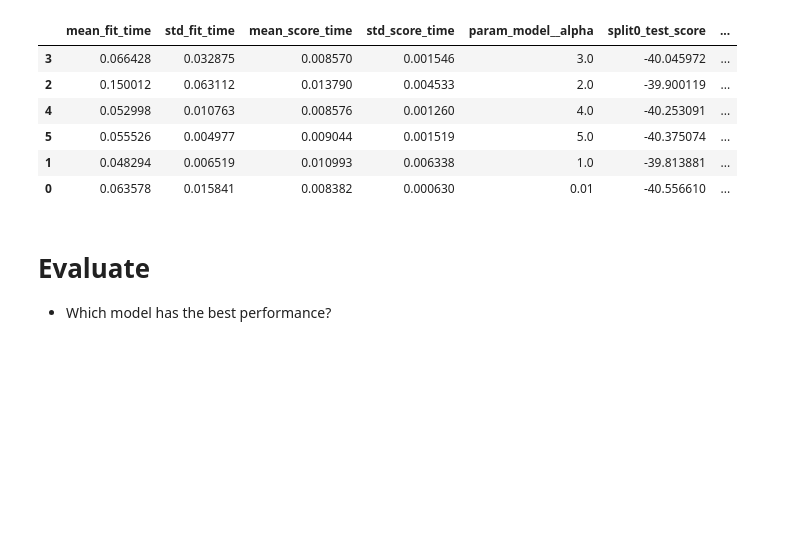
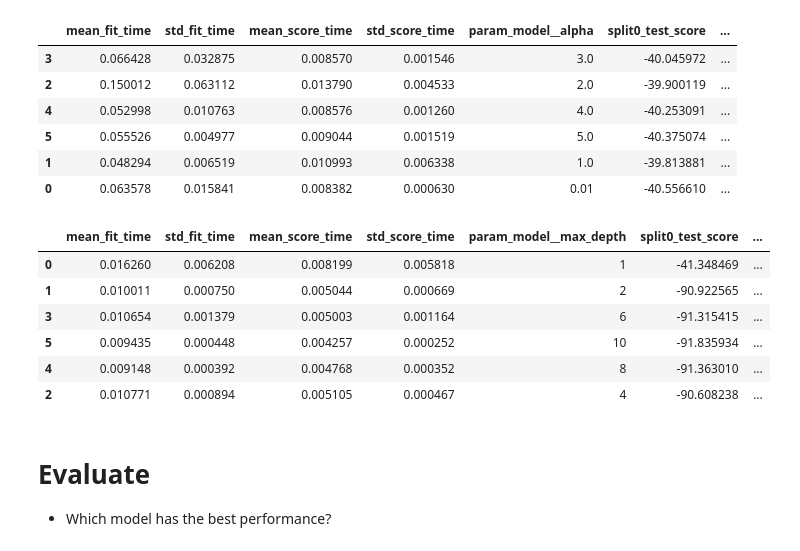
Before and after one commit to melcsk/production, a Jupyter notebook: 02_activities/assignments/assignment_2.ipynb, the cells around one changed output. Drawn from its saved outputs; the diff is of its cells as text; code cells hidden in the pictures; blank space fills up the shorter version.

Commit message:
Fit training data using pipeline 3 and show results to rank best hyperparameter value.

```diff
--- a/02_activities/assignments/assignment_2.ipynb
+++ b/02_activities/assignments/assignment_2.ipynb
@@ -486,6 +486,36 @@ res2[['mean_fit_time', 'std_fit_time', 'mean_score_time', 'std_score_time',
 | 5 | 0.055526 | 0.004977 | 0.009044 | 0.001519 | 5.0 | -40.375074 | ... |
 | 1 | 0.048294 | 0.006519 | 0.010993 | 0.006338 | 1.0 | -39.813881 | ... |
 | 0 | 0.063578 | 0.015841 | 0.008382 | 0.000630 | 0.01 | -40.556610 | ... |
+# %%
+# Pipeline 3: pipe_adv1
+grid_cv3 = GridSearchCV(
+    estimator=pipe_adv1,
+    param_grid=param_grid_DecisionTreeRegressor,
+    scoring = scoring,
+    cv = 5,
+    refit = "neg_root_mean_squared_error")
+
+grid_cv3.fit(X_train, Y_train) # Fit using training dataset
+
+# Show GridSearch results for pipe_adv1 with cv = 5
+res3 = grid_cv3.cv_results_
+res3 = pd.DataFrame(res3)
+res3 = res3.assign(experiment = 3)
+
+# Subset to show columns needed for model evaluation
+res3[['mean_fit_time', 'std_fit_time', 'mean_score_time', 'std_score_time',
+       'param_model__max_depth', 'split0_test_score',
+       'split1_test_score', 'split2_test_score', 'split3_test_score',
+       'split4_test_score', 'mean_test_score',
+       'std_test_score', 'rank_test_score', 'experiment']].sort_values('rank_test_score')
+# %% [output]
+|  | mean_fit_time | std_fit_time | mean_score_time | std_score_time | param_model__max_depth | split0_test_score | ... |
+| 0 | 0.016260 | 0.006208 | 0.008199 | 0.005818 | 1 | -41.348469 | ... |
+| 1 | 0.010011 | 0.000750 | 0.005044 | 0.000669 | 2 | -90.922565 | ... |
+| 3 | 0.010654 | 0.001379 | 0.005003 | 0.001164 | 6 | -91.315415 | ... |
+| 5 | 0.009435 | 0.000448 | 0.004257 | 0.000252 | 10 | -91.835934 | ... |
+| 4 | 0.009148 | 0.000392 | 0.004768 | 0.000352 | 8 | -91.363010 | ... |
+| 2 | 0.010771 | 0.000894 | 0.005105 | 0.000467 | 4 | -90.608238 | ... |
 # %% [markdown]
 # Evaluate
 
```
